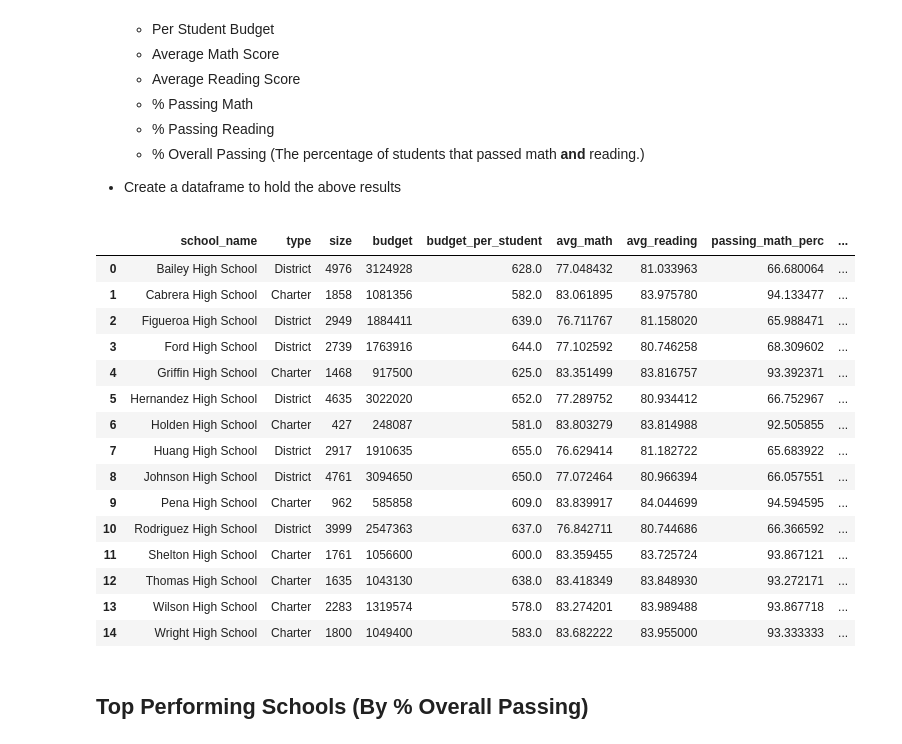
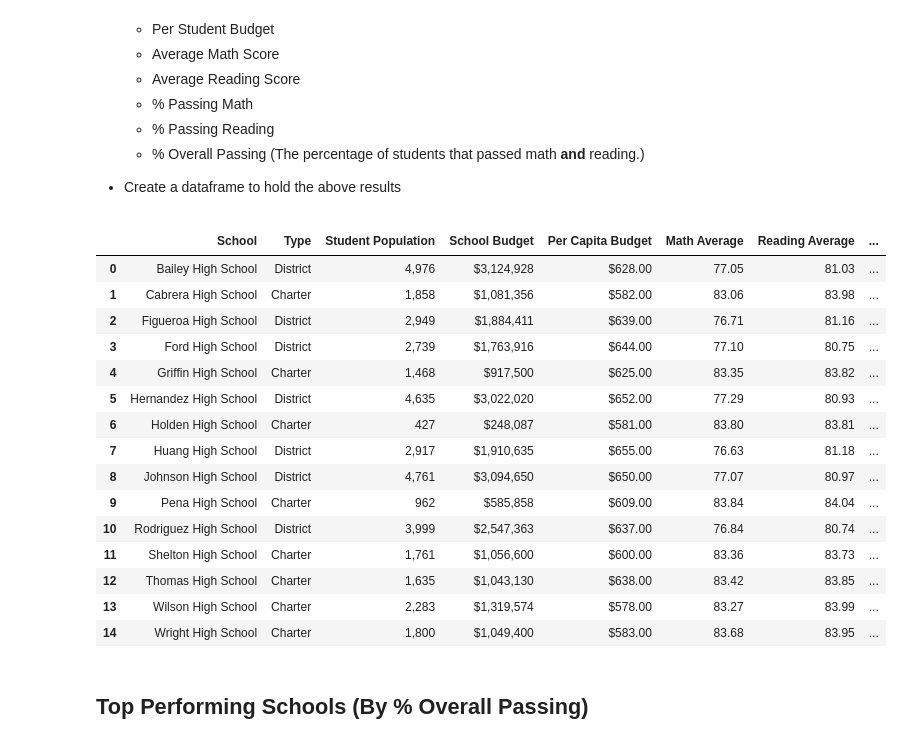
Before and after one commit to tkadamson/Pandas-School-Data, a Jupyter notebook: PyCitySchools.ipynb, the cells around one changed output. Drawn from its saved outputs; the diff is of its cells as text; code cells hidden in the pictures.

Commit message:
Formatted full summary, top five, and bottom five data frames: mapping all columns and renaming

```diff
--- a/PyCitySchools.ipynb
+++ b/PyCitySchools.ipynb
@@ -163,50 +164,79 @@ passed_overall = student_data.loc[student_data["overall_passing"] == True, :]
 
 overall_pass_by_school = passed_overall.groupby(["school_name"]).count()
 
 #Combine the above three count series into a data frame
 passing_df = pd.DataFrame({"passing_math_count": math_pass_by_school["passing_math"],
                           "passing_reading_count": reading_pass_by_school["passing_reading"],
                           "overall_passing_count": overall_pass_by_school["overall_passing"]})
 
 
 #index with school so that I can divide the columns
 indexed_school_summary_df = school_summary_df.set_index(school_summary_df["school_name"])
 
 #create columns to show percent passing by dividing each count by school size and inserting into the data frame
 passing_df["passing_math_perc"] = (passing_df["passing_math_count"] / indexed_school_summary_df["size"]) * 100
 
 passing_df["passing_reading_perc"] = (passing_df["passing_reading_count"] / indexed_school_summary_df["size"]) * 100
 
 passing_df["passing_overall_perc"] = (passing_df["overall_passing_count"] / indexed_school_summary_df["size"]) * 100
 
 #Join half-completed summary from above to the percent passing df
 full_summary_df = pd.merge(summary_with_scores, passing_df, on="school_name")
 
 #Delete columns for passing counts
 del full_summary_df["passing_math_count"]
 del full_summary_df["passing_reading_count"]
 del full_summary_df["overall_passing_count"]
 
 sorted_full_summary = full_summary_df.sort_values("school_name").reset_index(drop=True)
 
-sorted_full_summary
+#Assign data to new data frame so I can format it without messing with the sorted_full_suarry,
+#which is referenced in code below
+
+mapped_full_summary = sorted_full_summary
+
+#map columns for formatting
+mapped_full_summary["size"] = mapped_full_summary["size"].map("{:,}".format)
+mapped_full_summary["budget"] = mapped_full_summary["budget"].map("${:,}".format)
+mapped_full_summary["budget_per_student"] = mapped_full_summary["budget_per_student"].map("${:.2f}".format)
+mapped_full_summary["avg_math"] = mapped_full_summary["avg_math"].map("{:.2f}".format)
+mapped_full_summary["avg_reading"] = mapped_full_summary["avg_reading"].map("{:.2f}".format)
+mapped_full_summary["passing_math_perc"] = mapped_full_summary["passing_math_perc"].map("%{:.2f}".format)
+mapped_full_summary["passing_reading_perc"] = mapped_full_summary["passing_reading_perc"].map("%{:.2f}".format)
+mapped_full_summary["passing_overall_perc"] = mapped_full_summary["passing_overall_perc"].map("%{:.2f}".format)
+
+#rename columns
+clean_full_summary = mapped_full_summary.rename(columns={
+    "school_name": "School",
+    "type": "Type",
+    "size": "Student Population",
+    "budget": "School Budget",
+    "budget_per_student": "Per Capita Budget",
+    "avg_math": "Math Average",
+    "avg_reading": "Reading Average",
+    "passing_math_perc": "% of Students Passing Math",
+    "passing_reading_perc": "% of Students Passing Reading",
+    "passing_overall_perc": "% of Students Passing"
+})
+
+clean_full_summary
 # %% [output]
-|  | school_name | type | size | budget | budget_per_student | avg_math | avg_reading | passing_math_perc | ... |
-| 0 | Bailey High School | District | 4976 | 3124928 | 628.0 | 77.048432 | 81.033963 | 66.680064 | ... |
-| 1 | Cabrera High School | Charter | 1858 | 1081356 | 582.0 | 83.061895 | 83.975780 | 94.133477 | ... |
-| 2 | Figueroa High School | District | 2949 | 1884411 | 639.0 | 76.711767 | 81.158020 | 65.988471 | ... |
-| 3 | Ford High School | District | 2739 | 1763916 | 644.0 | 77.102592 | 80.746258 | 68.309602 | ... |
-| 4 | Griffin High School | Charter | 1468 | 917500 | 625.0 | 83.351499 | 83.816757 | 93.392371 | ... |
-| 5 | Hernandez High School | District | 4635 | 3022020 | 652.0 | 77.289752 | 80.934412 | 66.752967 | ... |
-| 6 | Holden High School | Charter | 427 | 248087 | 581.0 | 83.803279 | 83.814988 | 92.505855 | ... |
-| 7 | Huang High School | District | 2917 | 1910635 | 655.0 | 76.629414 | 81.182722 | 65.683922 | ... |
-| 8 | Johnson High School | District | 4761 | 3094650 | 650.0 | 77.072464 | 80.966394 | 66.057551 | ... |
-| 9 | Pena High School | Charter | 962 | 585858 | 609.0 | 83.839917 | 84.044699 | 94.594595 | ... |
-| 10 | Rodriguez High School | District | 3999 | 2547363 | 637.0 | 76.842711 | 80.744686 | 66.366592 | ... |
-| 11 | Shelton High School | Charter | 1761 | 1056600 | 600.0 | 83.359455 | 83.725724 | 93.867121 | ... |
-| 12 | Thomas High School | Charter | 1635 | 1043130 | 638.0 | 83.418349 | 83.848930 | 93.272171 | ... |
-| 13 | Wilson High School | Charter | 2283 | 1319574 | 578.0 | 83.274201 | 83.989488 | 93.867718 | ... |
-| 14 | Wright High School | Charter | 1800 | 1049400 | 583.0 | 83.682222 | 83.955000 | 93.333333 | ... |
+|  | School | Type | Student Population | School Budget | Per Capita Budget | Math Average | Reading Average | ... |
+| 0 | Bailey High School | District | 4,976 | $3,124,928 | $628.00 | 77.05 | 81.03 | ... |
+| 1 | Cabrera High School | Charter | 1,858 | $1,081,356 | $582.00 | 83.06 | 83.98 | ... |
+| 2 | Figueroa High School | District | 2,949 | $1,884,411 | $639.00 | 76.71 | 81.16 | ... |
+| 3 | Ford High School | District | 2,739 | $1,763,916 | $644.00 | 77.10 | 80.75 | ... |
+| 4 | Griffin High School | Charter | 1,468 | $917,500 | $625.00 | 83.35 | 83.82 | ... |
+| 5 | Hernandez High School | District | 4,635 | $3,022,020 | $652.00 | 77.29 | 80.93 | ... |
+| 6 | Holden High School | Charter | 427 | $248,087 | $581.00 | 83.80 | 83.81 | ... |
+| 7 | Huang High School | District | 2,917 | $1,910,635 | $655.00 | 76.63 | 81.18 | ... |
+| 8 | Johnson High School | District | 4,761 | $3,094,650 | $650.00 | 77.07 | 80.97 | ... |
+| 9 | Pena High School | Charter | 962 | $585,858 | $609.00 | 83.84 | 84.04 | ... |
+| 10 | Rodriguez High School | District | 3,999 | $2,547,363 | $637.00 | 76.84 | 80.74 | ... |
+| 11 | Shelton High School | Charter | 1,761 | $1,056,600 | $600.00 | 83.36 | 83.73 | ... |
+| 12 | Thomas High School | Charter | 1,635 | $1,043,130 | $638.00 | 83.42 | 83.85 | ... |
+| 13 | Wilson High School | Charter | 2,283 | $1,319,574 | $578.00 | 83.27 | 83.99 | ... |
+| 14 | Wright High School | Charter | 1,800 | $1,049,400 | $583.00 | 83.68 | 83.95 | ... |
 # %% [markdown]
 ## Top Performing Schools (By % Overall Passing)
 # %% [markdown]
```
Also changed, not shown: parts of 10 cells of this notebook.
